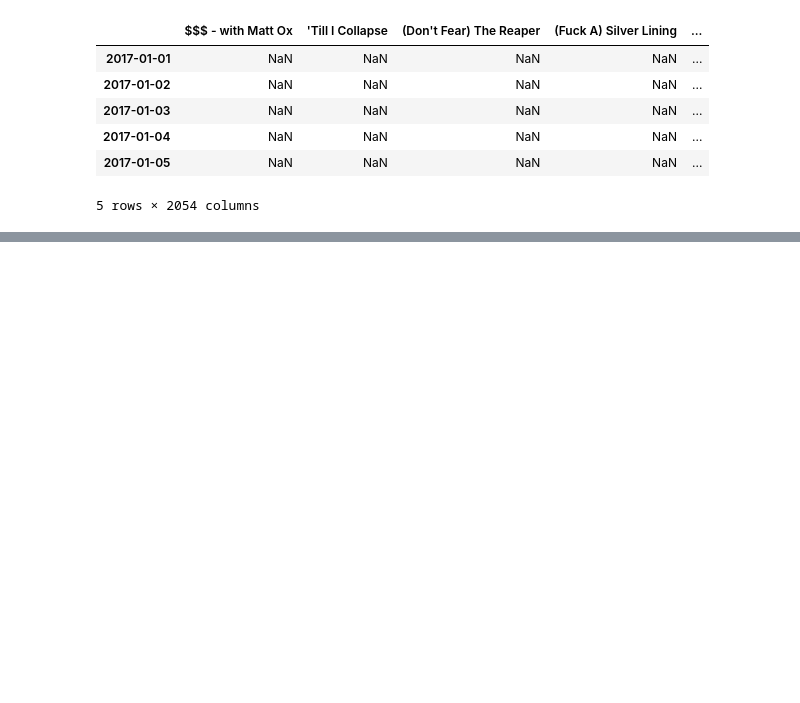
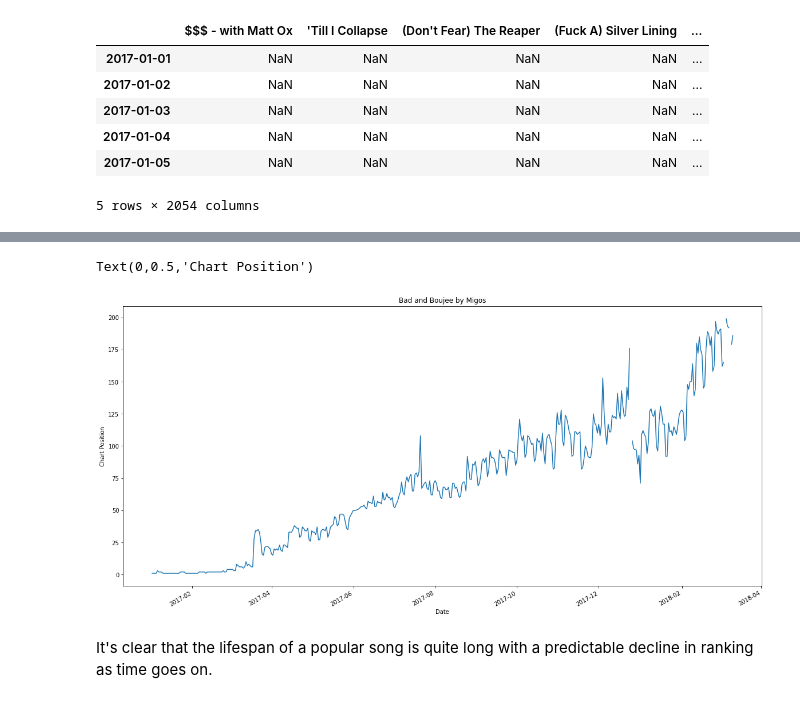
Before and after one commit to ethantanen/DataScience_FinalProject, a Jupyter notebook: Deliv_1/Deliverable One.ipynb, the cells around one changed output, grey strips where cells are left out. Drawn from its saved outputs; the diff is of its cells as text; code cells hidden in the pictures; blank space fills up the shorter version.

```diff
--- a/Deliv_1/Deliverable One.ipynb
+++ b/Deliv_1/Deliverable One.ipynb
@@ -70,0 +69,9 @@ KeyError: 'perfect'
+# %%
+plot = song_tracker["Bad and Boujee (feat. Lil Uzi Vert)"][1:].astype(float).plot(figsize=(20,10),title="Bad and Boujee by Migos")
+plot.set_xlabel("Date")
+plot.set_ylabel("Chart Position")
+# %% [output]
+Text(0,0.5,'Chart Position')
+[figure, added]
+# %% [markdown]
+It's clear that the lifespan of a popular song is quite long with a predictable decline in ranking as time goes on.
```
Also changed, not shown: parts of 6 cells of this notebook.
